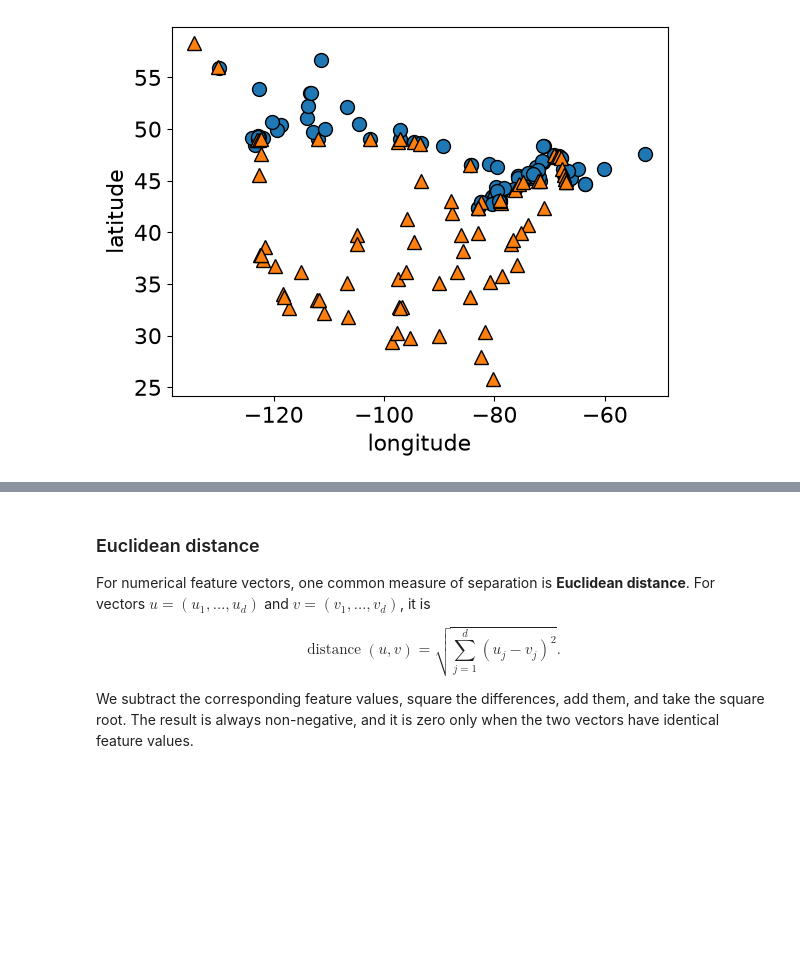
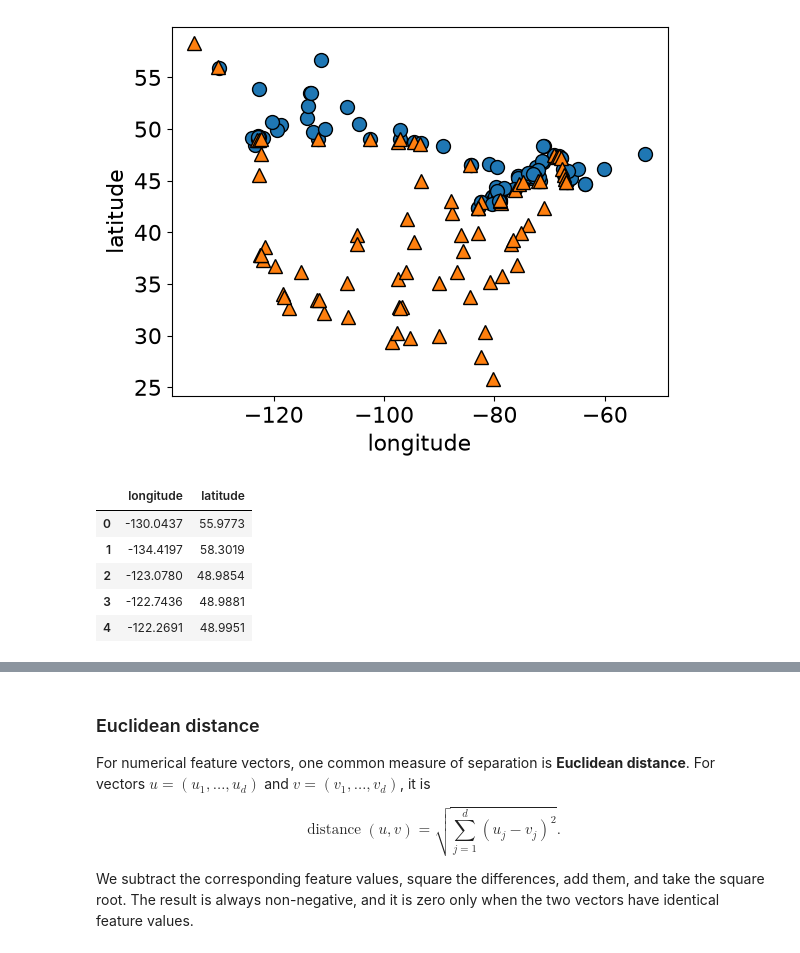
Before and after one commit to UBC-CS/cpsc330-book, a Jupyter notebook: book/04_kNNs-SVM-RBF.ipynb, the cells around one changed output, grey strips where cells are left out. Saved outputs shown, nothing was run; the diff lists cells and outputs as text; code cells hidden in the pictures; blank space fills up the shorter version.

```diff
--- a/book/04_kNNs-SVM-RBF.ipynb
+++ b/book/04_kNNs-SVM-RBF.ipynb
@@ -86,3 +77,12 @@ plt.xlabel("longitude")
 plt.ylabel("latitude");
 # %% [output]
 [figure]
+# %%
+X_cities.head()
+# %% [output]
+|  | longitude | latitude |
+| 0 | -130.0437 | 55.9773 |
+| 1 | -134.4197 | 58.3019 |
+| 2 | -123.0780 | 48.9854 |
+| 3 | -122.7436 | 48.9881 |
+| 4 | -122.2691 | 48.9951 |
```
Also changed, not shown: parts of 11 cells of this notebook.
